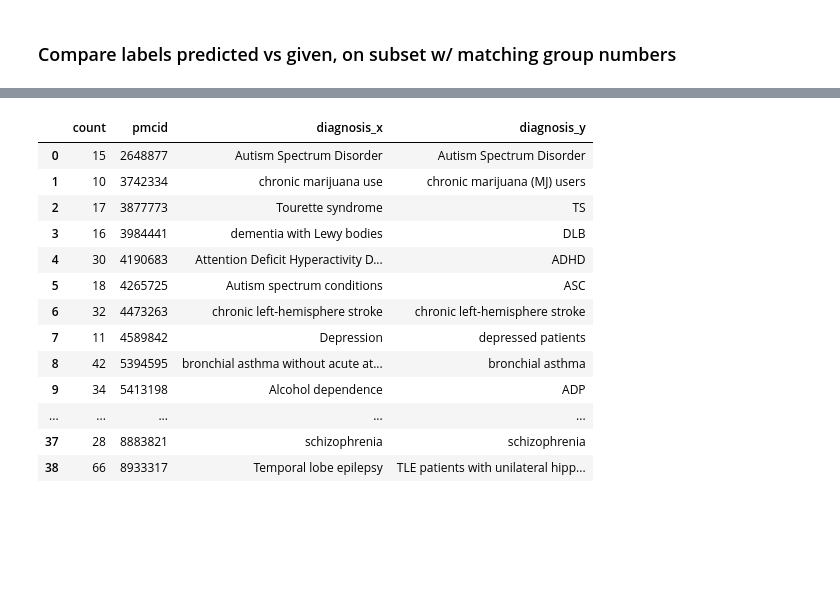
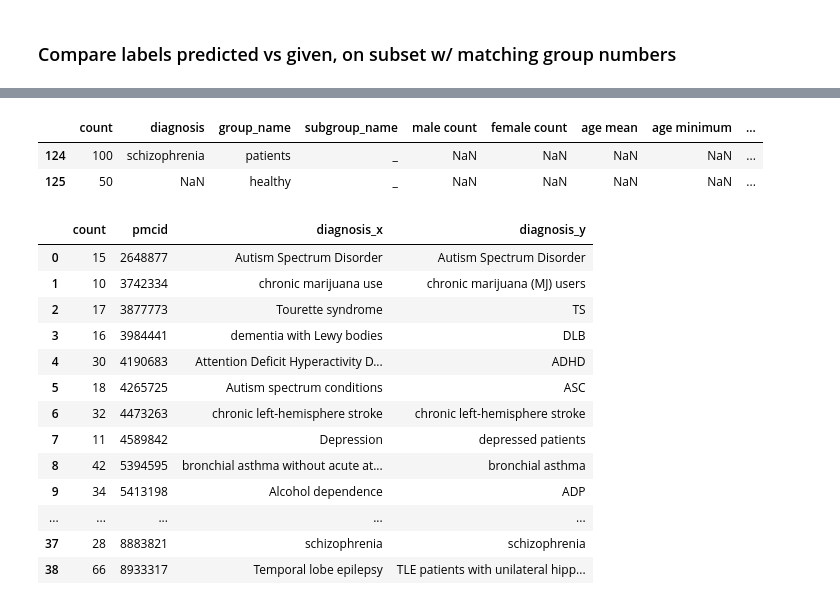
Before and after one commit to adelavega/biomed-llm-retrieval, a Jupyter notebook: 4) Multi-group Prompts.ipynb, the cells around one changed output, grey strips where cells are left out. Saved outputs shown, nothing was run; the diff lists cells and outputs as text; code cells hidden in the pictures; blank space fills up the shorter version.

```diff
--- a/4) Multi-group Prompts.ipynb
+++ b/4) Multi-group Prompts.ipynb
@@ -176,3 +182,9 @@ Exact match # of groups: 0.88
+# %%
+subset_annot_corrgroups[subset_annot_corrgroups.pmcid == 9435010]
+# %% [output]
+|  | count | diagnosis | group_name | subgroup_name | male count | female count | age mean | age minimum | ... |
+| 124 | 100 | schizophrenia | patients | _ | NaN | NaN | NaN | NaN | ... |
+| 125 | 50 | NaN | healthy | _ | NaN | NaN | NaN | NaN | ... |
 # %%
 # Subset to only look at studies w/ same # of groups
 subset_pred_corrgroups = predictions[predictions.pmcid.isin(ix_corr_n_groups)]
```
Also changed, not shown: parts of 1 cell of this notebook, 5 other files.
